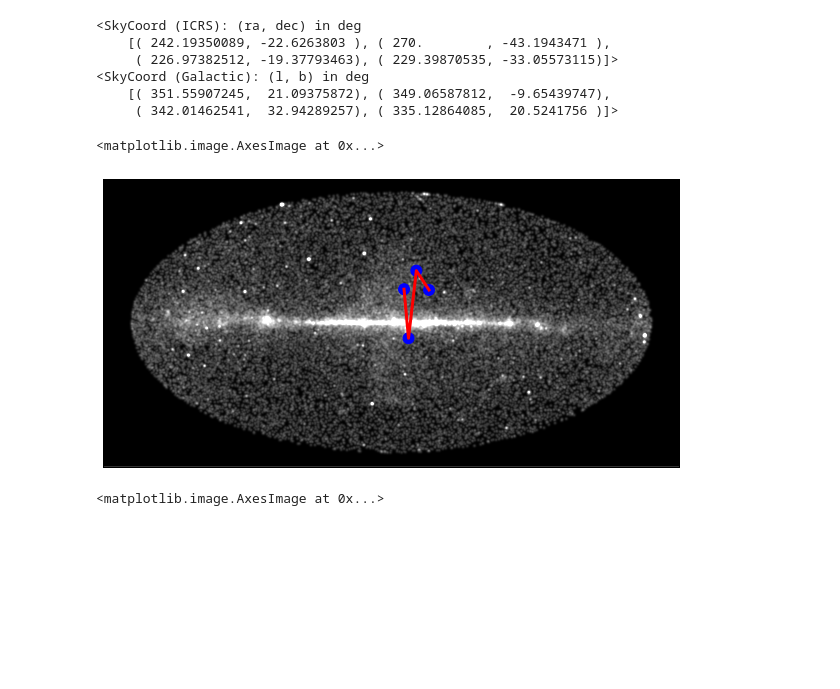
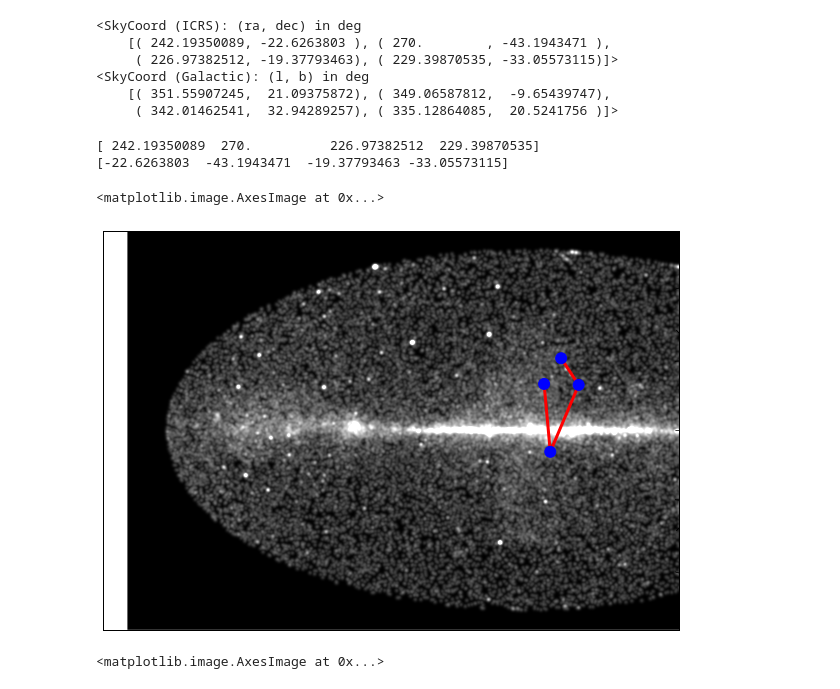
Before and after one commit to adl1995/HIPS-to-Py, a Jupyter notebook: examples/draw-healpix-stuff.ipynb, the cells around one changed output. Cells and saved outputs as stored; diff of their text form; code cells hidden in the pictures; blank space fills up the shorter version.

```diff
--- a/examples/draw-healpix-stuff.ipynb
+++ b/examples/draw-healpix-stuff.ipynb
@@ -92,19 +92,40 @@ print(radec.galactic)
 <SkyCoord (Galactic): (l, b) in deg
     [( 351.55907245,  21.09375872), ( 349.06587812,  -9.65439747),
      ( 342.01462541,  32.94289257), ( 335.12864085,  20.5241756 )]>
-# %%
-# Let's plot the image again, and this time markers at the
-# HEALPix pixel corners
-fig = plt.figure(figsize=(8, 6))
-ax = WCSAxes(fig, [1, 1, 1, 1], wcs=wcs)
-fig.add_axes(ax)
-
-plt.plot(radec.data.lon.deg, radec.data.lat.deg, 'r', lw=3, transform=ax.get_transform('icrs'))
-plt.scatter(radec.data.lon.deg, radec.data.lat.deg, s=120, transform=ax.get_transform('icrs'), color='blue')
-plt.imshow(data, cmap='gray', vmax=0.4, origin='lower')
-# %% [output]
-<matplotlib.image.AxesImage at 0x...>
-[figure, removed]
+# %%
+# Let's plot the image again, and this time markers at the
+# HEALPix pixel corners
+fig = plt.figure(figsize=(8, 6))
+ax = WCSAxes(fig, [1, 1, 1, 1], wcs=wcs)
+fig.add_axes(ax)
+lon = radec.data.lon.deg
+lat = radec.data.lat.deg
+
+print(radec.data.lon.deg)
+print(radec.data.lat.deg)
+
+ax.plot([lon[0], lon[1]], [lat[0], lat[1]], 'r', lw=3, transform=ax.get_transform('icrs'), zorder=1)
+ax.plot([lon[2], lon[3]], [lat[2], lat[3]], 'r', lw=3, transform=ax.get_transform('icrs'), zorder=1)
+
+ax.scatter([lon[0], lon[2]], [lat[0], lat[2]], s=120, transform=ax.get_transform('icrs'), color='blue', zorder=2)
+
+ax.plot([lon[1], lon[3]], [lat[1], lat[3]], 'r', lw=3, transform=ax.get_transform('icrs'), zorder=1)
+ax.scatter([lon[1], lon[3]], [lat[1], lat[3]], s=120, transform=ax.get_transform('icrs'), color='blue', zorder=2)
+
+# ax.plot(radec.data.lon.deg[2], radec.data.lat.deg[2], 'r', lw=3, transform=ax.get_transform('icrs'), zorder=1)
+# ax.scatter(radec.data.lon.deg[2], radec.data.lat.deg[2], s=120, transform=ax.get_transform('icrs'), color='blue', zorder=2)
+
+# ax.plot(radec.data.lon.deg[3], radec.data.lat.deg[3], 'r', lw=3, transform=ax.get_transform('icrs'), zorder=1)
+# ax.scatter(radec.data.lon.deg[3], radec.data.lat.deg[3], s=120, transform=ax.get_transform('icrs'), zorder=1)
+
+ax.set_xlim(-110.5, data.shape[1] - 1110.5)
+# ax.set_ylim(-0.5, data.shape[0] - 1110.5)
+ax.imshow(data, cmap='gray', vmax=0.4, origin='lower')
+# %% [output]
+[ 242.19350089  270.          226.97382512  229.39870535]
+[-22.6263803  -43.1943471  -19.37793463 -33.05573115]
+<matplotlib.image.AxesImage at 0x...>
+[figure, added]
 # %%
 # This looks weird.
 # But it might be correct?
```
